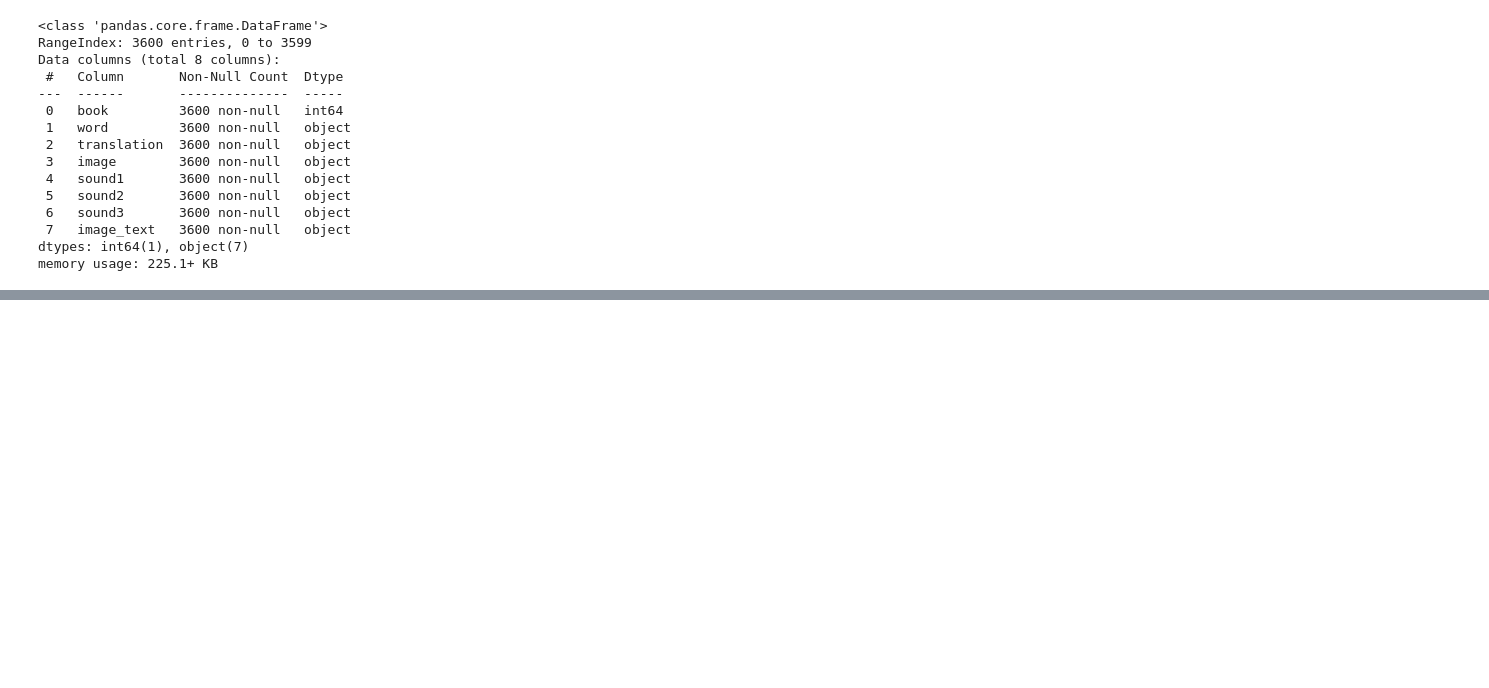
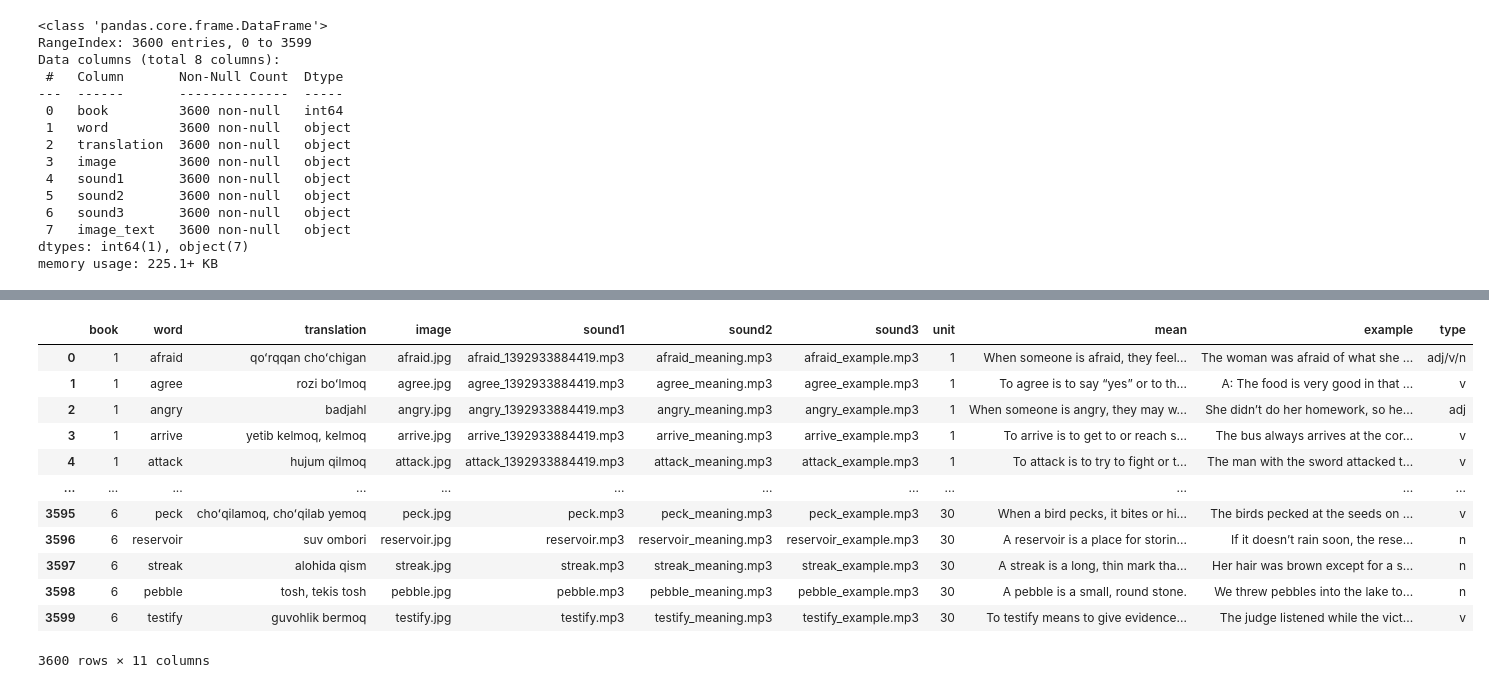
Before and after one commit to Shermukhammat/essential-words-bot, a Jupyter notebook: extractor.ipynb, the cells around one changed output, grey strips where cells are left out. Cells and saved outputs as stored; diff of their text form; code cells hidden in the pictures; blank space fills up the shorter version.

```diff
--- a/extractor.ipynb
+++ b/extractor.ipynb
@@ -456,0 +663,6 @@ genai_chat("Hi")
+# %%
+for index, doctd in dict_respons.items():
+    index = int(index)
+    data.at[index, 'mean'] = doctd.get('meaning')
+    data.at[index, 'example'] = doctd.get('example')
+    data.at[index, 'type'] = doctd.get('type')
@@ -456,0 +704,6 @@ genai_chat("Hi")
+# %%
+def wait_for(sec : int = 60):
+    for n in range(sec, 0, -1):
+        print(f"calls reached up to 12 calls, time left for starting: {n} sec  ", end='\r')
+        sleep(1)
+    print("Starting ...", " " * 30, end='\r')
@@ -456,0 +812,5 @@ genai_chat("Hi")
+# %%
+data.loc[1729, 'mean'] = 'A necklace is a piece of jewelry that people wear around their necks.'
+data.loc[1622,'example'] = "My birthday coincides with Chirstmas"
+data.loc[1652,'example'] = "The police passed out posters of the outlaw to all the people."
+data.loc[1729,'example'] = "Joyce receved a lovely pearl neckace for her wedding anniversayr."
@@ -456,0 +825,20 @@ genai_chat("Hi")
+# %%
+data.drop(columns='image_text', inplace=True)
+# %%
+#saving temorary
+data.to_csv('row_data2.csv', index_label=False)
+pd.read_csv('row_data2.csv')
+# %% [output]
+|  | book | word | translation | image | sound1 | sound2 | sound3 | unit | mean | example | type |
+| 0 | 1 | afraid | qoʻrqqan choʻchigan | afraid.jpg | afraid_1392933884419.mp3 | afraid_meaning.mp3 | afraid_example.mp3 | 1 | When someone is afraid, they feel... | The woman was afraid of what she ... | adj/v/n |
+| 1 | 1 | agree | rozi boʻlmoq | agree.jpg | agree_1392933884419.mp3 | agree_meaning.mp3 | agree_example.mp3 | 1 | To agree is to say “yes” or to th... | A: The food is very good in that ... | v |
+| 2 | 1 | angry | badjahl | angry.jpg | angry_1392933884419.mp3 | angry_meaning.mp3 | angry_example.mp3 | 1 | When someone is angry, they may w... | She didn’t do her homework, so he... | adj |
+| 3 | 1 | arrive | yetib kelmoq, kelmoq | arrive.jpg | arrive_1392933884419.mp3 | arrive_meaning.mp3 | arrive_example.mp3 | 1 | To arrive is to get to or reach s... | The bus always arrives at the cor... | v |
+| 4 | 1 | attack | hujum qilmoq | attack.jpg | attack_1392933884419.mp3 | attack_meaning.mp3 | attack_example.mp3 | 1 | To attack is to try to fight or t... | The man with the sword attacked t... | v |
+| ... | ... | ... | ... | ... | ... | ... | ... | ... | ... | ... | ... |
+| 3595 | 6 | peck | choʻqilamoq, choʻqilab yemoq | peck.jpg | peck.mp3 | peck_meaning.mp3 | peck_example.mp3 | 30 | When a bird pecks, it bites or hi... | The birds pecked at the seeds on ... | v |
+| 3596 | 6 | reservoir | suv ombori | reservoir.jpg | reservoir.mp3 | reservoir_meaning.mp3 | reservoir_example.mp3 | 30 | A reservoir is a place for storin... | If it doesn’t rain soon, the rese... | n |
+| 3597 | 6 | streak | alohida qism | streak.jpg | streak.mp3 | streak_meaning.mp3 | streak_example.mp3 | 30 | A streak is a long, thin mark tha... | Her hair was brown except for a s... | n |
+| 3598 | 6 | pebble | tosh, tekis tosh | pebble.jpg | pebble.mp3 | pebble_meaning.mp3 | pebble_example.mp3 | 30 | A pebble is a small, round stone. | We threw pebbles into the lake to... | n |
+| 3599 | 6 | testify | guvohlik bermoq | testify.jpg | testify.mp3 | testify_meaning.mp3 | testify_example.mp3 | 30 | To testify means to give evidence... | The judge listened while the vict... | v |
+3600 rows × 11 columns
```
Also changed, not shown: parts of 29 cells of this notebook, 3 other files.
